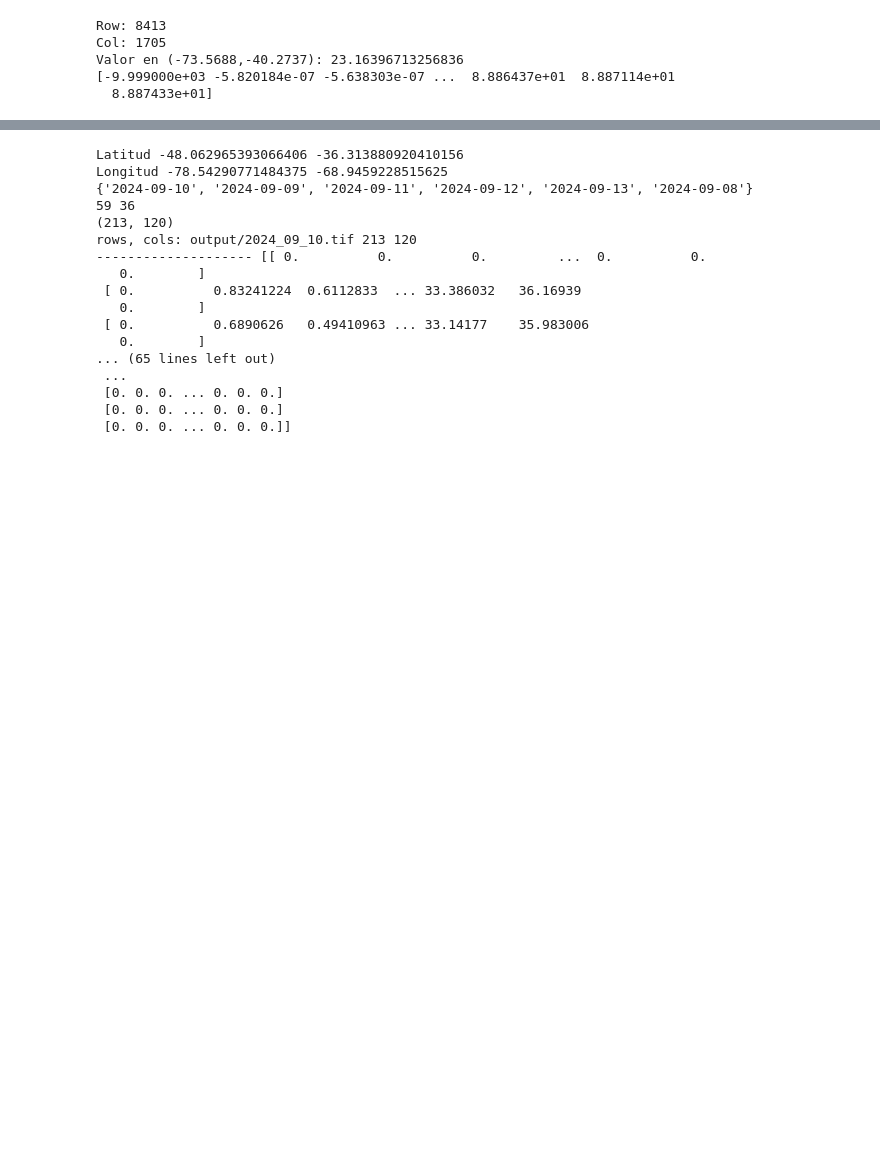
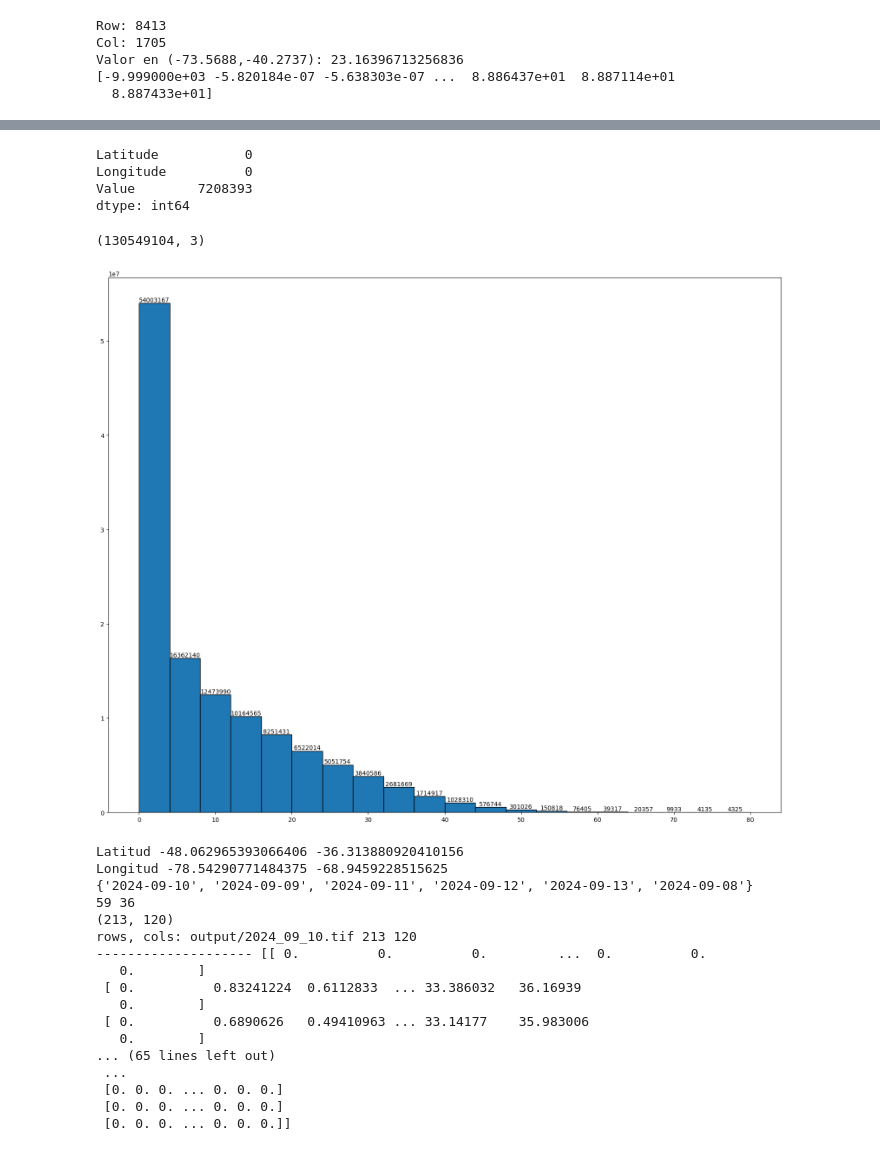
Before and after one commit to ManuelLabbe/LandSlide_Guardian, a Jupyter notebook: incursion.ipynb, the cells around one changed output, grey strips where cells are left out. Saved outputs shown, nothing was run; the diff lists cells and outputs as text; code cells hidden in the pictures; blank space fills up the shorter version.

```diff
--- a/incursion.ipynb
+++ b/incursion.ipynb
@@ -505,0 +512,4 @@ df
+# %%
+import numpy as np
+df = pd.read_csv('lat_lon_slope.csv', index=False)
+df.Value.replace("-9999", np.nan, inplace=True)
@@ -505,0 +536,8 @@ df
+# %%
+df.loc[df.Value == -9999, 'Value'] = np.nan
+df.isna().sum()
+# %% [output]
+Latitude           0
+Longitude          0
+Value        7208393
+dtype: int64
@@ -506,3 +560,20 @@ df
+# %%
+import matplotlib.pyplot as plt
+
+df_filterded = df[(df['Value'] >= 0) & (df['Value'] <= 80)]
+ax = df_filterded['Value'].hist(bins=20, edgecolor='black', grid=False, figsize=(20, 16))
+
+for patch in ax.patches:
+    bin_value = patch.get_height()
+    if bin_value > 0:
+        plt.annotate(f'{bin_value:.0f}',
+                     (patch.get_x() + patch.get_width() / 2, patch.get_height()),
+                     ha='center', va='bottom')
+
+print(df.shape)
+# %% [output]
+(130549104, 3)
+[figure, added]
 # %%
 import numpy as np
 
```
Also changed, not shown: parts of 3 cells of this notebook.
